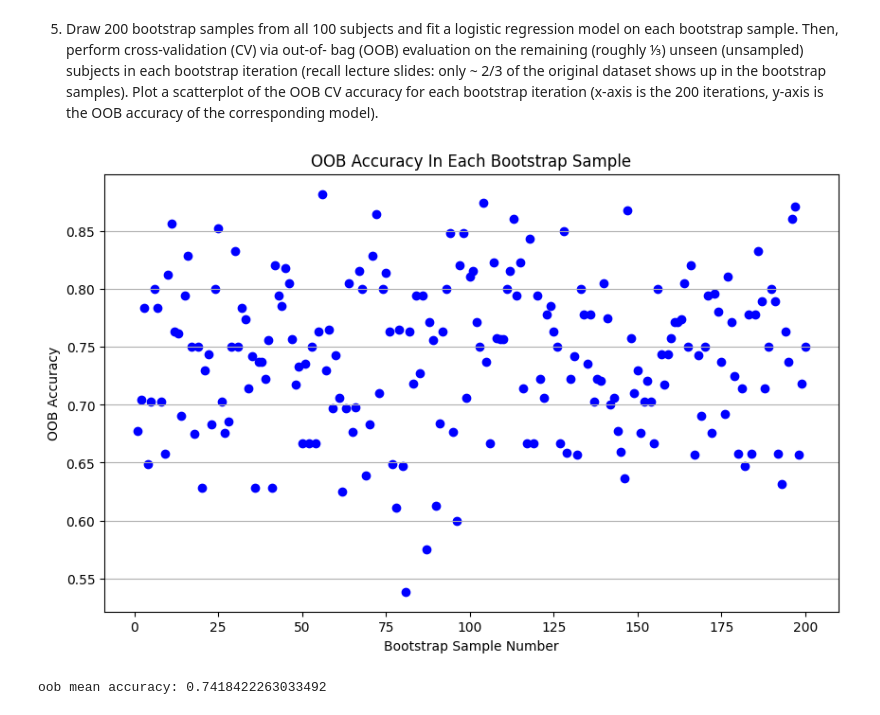
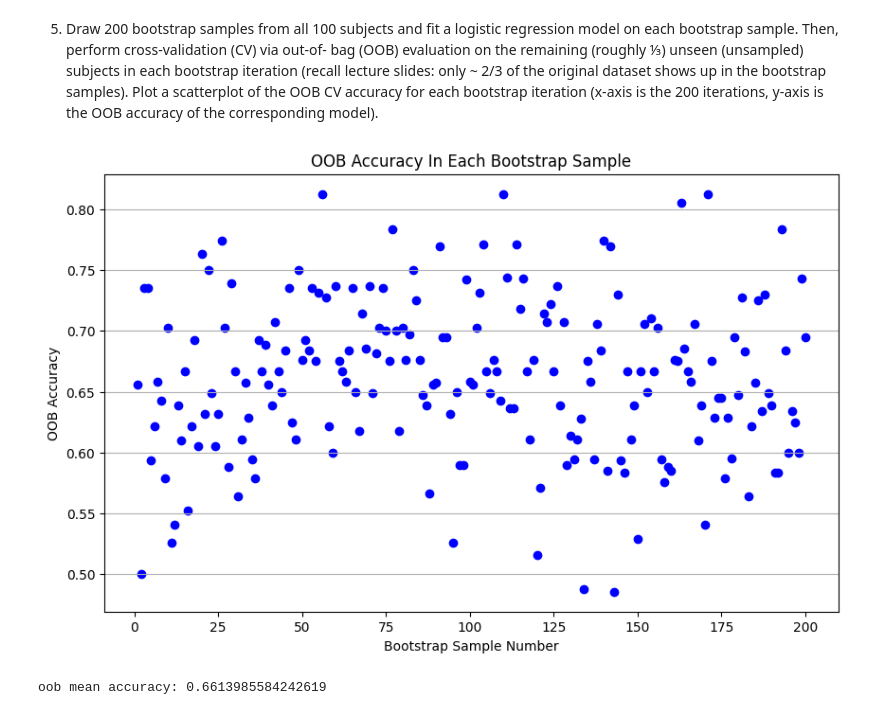
Before and after one commit to YazdanZ/Machine-Learning-for-Biomedical-Data, a Jupyter notebook: A2/Challenge2_Yazdan_Zinati.ipynb, the cells around one changed output. Cells and saved outputs as stored; diff of their text form; code cells hidden in the pictures.

```diff
--- a/A2/Challenge2_Yazdan_Zinati.ipynb
+++ b/A2/Challenge2_Yazdan_Zinati.ipynb
@@ -91,11 +91,11 @@ for i in range(200):
     input_vars_bootstrap, output_vars_bootstrap = resample(
         input_variables, output_variable
     )
-    male_input_means, female_input_means = input_vars_bootstrap[
+    house, face = input_vars_bootstrap[
         output_vars_bootstrap == 0
     ].mean(axis=0), input_vars_bootstrap[output_vars_bootstrap == 1].mean(axis=0)
 
-    diff_sex_means.append(female_input_means - male_input_means)
+    diff_sex_means.append(face - house)
 
 diff_sex_means = np.array(diff_sex_means)
 percentile5 = np.percentile(diff_sex_means, q=5, axis=0)
@@ -178,7 +178,7 @@ assert (
 
 # calculate accuracy score of a single regressor (no baggin)
 boostrap_regressor = LogisticRegression(C=1.0)
-boostrap_regressor.fit(input_vars_bootstrap, output_vars_bootstrap)
+boostrap_regressor.fit(train_inputs, train_output)
 print("base accuracy score (only 1 regressor):",accuracy_score(test_output, boostrap_regressor.predict(test_inputs)))
 
 
@@ -261,57 +267,52 @@ shows up in the bootstrap samples). Plot a scatterplot of the OOB CV accuracy fo
 each bootstrap iteration (x-axis is the 200 iterations, y-axis is the OOB accuracy of
 the corresponding model).
 # %%
-oob_accuracies = []
+oob_scores = []
 for i in range(200):
     # create bootstrap sample
     input_vars_bootstrap, output_vars_bootstrap = resample(
         input_variables, output_variable, n_samples=100
     )
 
     # run regressor
     boostrap_regressor = LogisticRegression(C=1.0)
     boostrap_regressor.fit(input_vars_bootstrap, output_vars_bootstrap)
 
 
-    # # find out of bag inputs and outputs
-    # input_diff_set = set(map(tuple, input_variables)) - set(
-    #     map(tuple, input_vars_bootstrap)
-    # )
+    # find out of bag inputs and outputs
+    input_diff_set = set(map(tuple, input_variables)) - set(
+        map(tuple, input_vars_bootstrap)
+    )
 
-    # if len(input_diff_set) == 0:
-    #     print(f"No OOD sample for run {i}/200 of the boostrap")
-    #     continue # only run the rest if there is an oob sample
+    if len(input_diff_set) == 0:
+        print(f"No OOD sample for run {i}/200 of the boostrap")
+        continue # only run the rest if there is an oob sample
 
-    # input_diff = np.array(list(input_diff_set))
+    input_diff = np.array(list(input_diff_set))
 
-    # output_diff_idx = np.array(
-    #     [
-    #         np.where(np.all(input_variables == input_diff[i], axis=1))[0]
-    #         for i in range(input_diff.shape[0])
-    #     ]
-    # )
+    output_diff_idx = np.array(
+        [
+            np.where(np.all(input_variables == input_diff[i], axis=1))[0]
+            for i in range(input_diff.shape[0])
+        ]
+    )
 
-    # output_diff = np.array([output_variable[i] for i in output_diff_idx])
-
-
-    oob_mask = np.isin(np.arange(100), resample(np.arange(100), replace=True, n_samples=100), invert=True)
-    input_diff = input_variables[oob_mask]
-    output_diff = output_variable[oob_mask]
+    output_diff = np.array([output_variable[i] for i in output_diff_idx])
 
 
 
     oob_pred = boostrap_regressor.predict(input_diff)
-    oob_accuracies.append(accuracy_score(output_diff, oob_pred))
+    oob_scores.append(accuracy_score(output_diff, oob_pred))
 
 plt.figure(figsize=(10, 6))
-plt.scatter(range(1, len(oob_accuracies) + 1), oob_accuracies, color='blue')
+plt.scatter(range(1, len(oob_scores) + 1), oob_scores, color='blue')
 plt.xlabel('Bootstrap Sample Number')
 plt.ylabel('OOB Accuracy')
 plt.title('OOB Accuracy In Each Bootstrap Sample')
 plt.grid(axis='y')
 plt.show()
 
-print("oob mean accuracy:", np.mean(oob_accuracies))
+print("oob mean accuracy:", np.mean(oob_scores))
 # %% [output]
-[figure, old version]
+[figure, new version]
-oob mean accuracy: 0.7418422263033492
+oob mean accuracy: 0.6613985584242619
```
Also changed, not shown: parts of 28 cells of this notebook, 2 other files.
